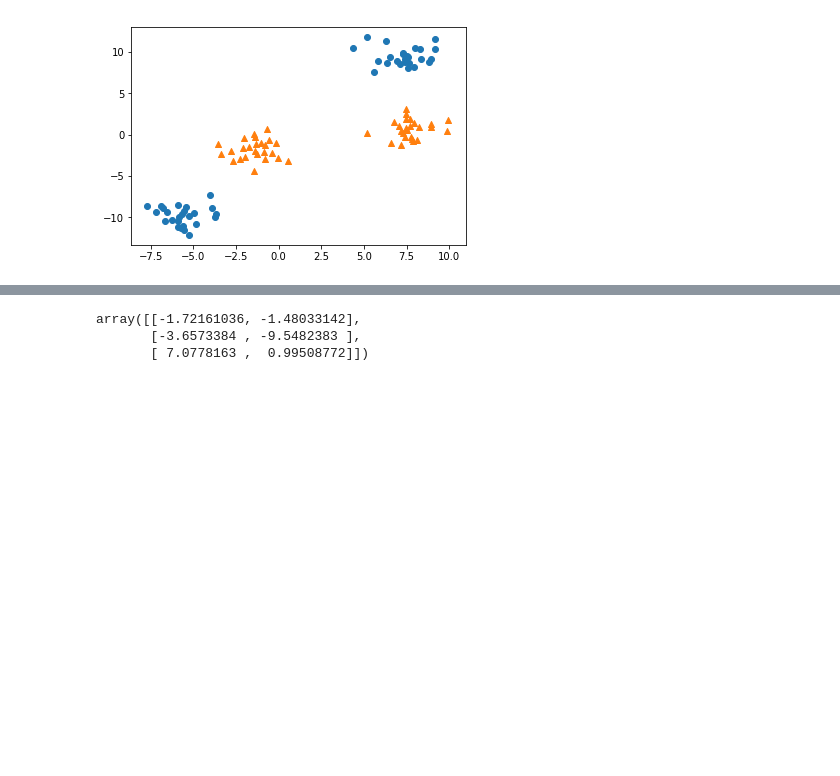
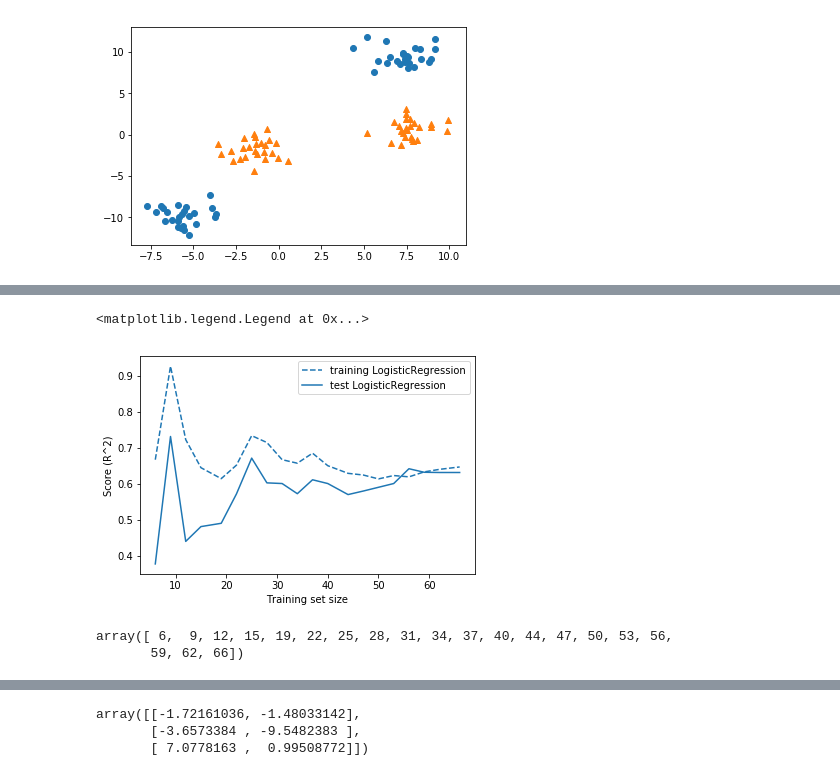
Before and after one commit to Umaigenomu/likejazz.github.io, a Jupyter notebook: notebooks/support-vector-machine-explained.ipynb, the cells around one changed output, grey strips where cells are left out. Cells and saved outputs as stored; diff of their text form; code cells hidden in the pictures; blank space fills up the shorter version.

```diff
--- a/notebooks/support-vector-machine-explained.ipynb
+++ b/notebooks/support-vector-machine-explained.ipynb
@@ -37,0 +44,22 @@ plt.scatter(X_x[y == 1], X_y[y == 1], marker='^')
+# %%
+from sklearn.model_selection import learning_curve
+
+training_set_size, train_scores, test_scores = learning_curve(
+    LogisticRegression(), X, y, train_sizes=np.linspace(.1, 1, 20))
+
+line = plt.plot(training_set_size, train_scores.mean(axis=1), '--',
+                label="training LogisticRegression")
+plt.plot(training_set_size, test_scores.mean(axis=1), '-',
+         label="test LogisticRegression", c=line[0].get_color())
+plt.xlabel('Training set size')
+plt.ylabel('Score (R^2)')
+# plt.legend(loc=(0, 1.05), ncol=2, fontsize=11)
+plt.legend(loc="best")
+# %% [output]
+<matplotlib.legend.Legend at 0x...>
+[figure, added]
+# %%
+training_set_size
+# %% [output]
+array([ 6,  9, 12, 15, 19, 22, 25, 28, 31, 34, 37, 40, 44, 47, 50, 53, 56,
+       59, 62, 66])
```
Also changed, not shown: parts of 8 cells of this notebook.
